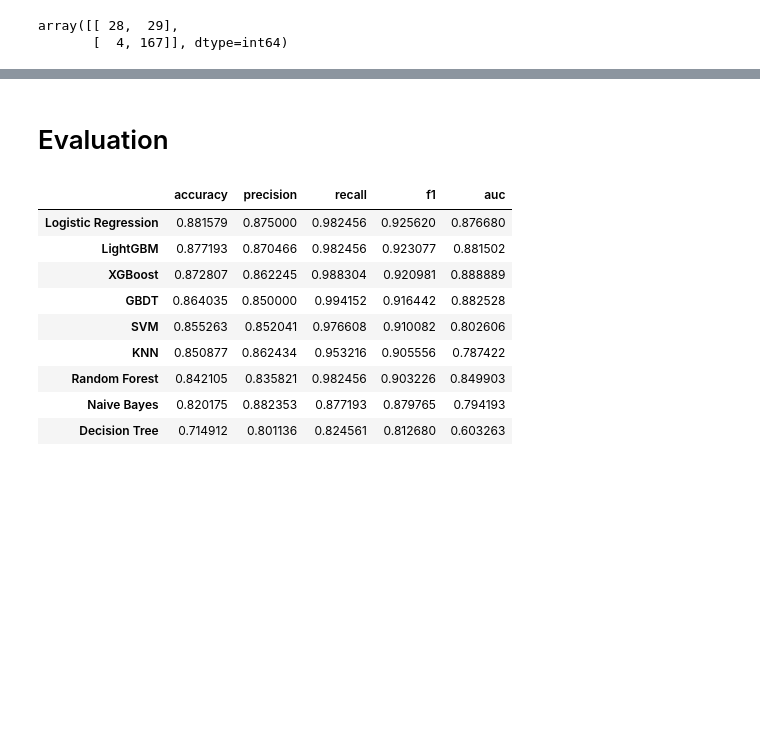
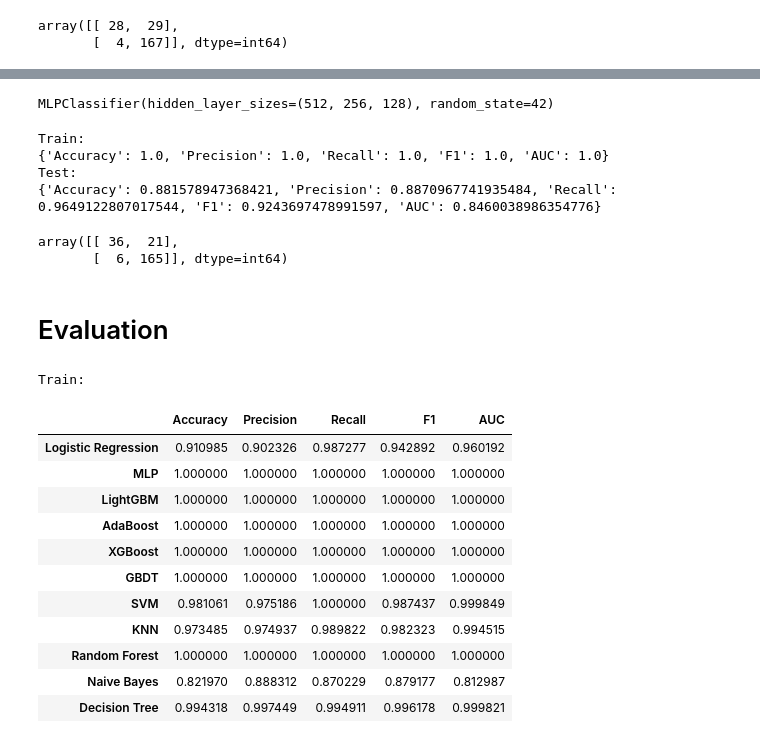
Before and after one commit to Durixas/Parkinson-s-Disease-Prediction-with-Voice-Data, a Jupyter notebook: parkinson.ipynb, the cells around one changed output, grey strips where cells are left out. Drawn from its saved outputs; the diff is of its cells as text; code cells hidden in the pictures; blank space fills up the shorter version.

```diff
--- a/parkinson.ipynb
+++ b/parkinson.ipynb
@@ -577,0 +558,3 @@ array([[ 28,  29],
+# %%
+df_train_result = pd.concat([df_train_result, pd.DataFrame(res_ada_train, index=['AdaBoost'])], axis=0)
+df_test_result = pd.concat([df_test_result, pd.DataFrame(res_ada_test, index=['AdaBoost'])], axis=0)
@@ -578,15 +568,41 @@ array([[ 28,  29],
+# %%
+mlp_model = MLPClassifier(random_state=42, hidden_layer_sizes=(512,256,128), learning_rate_init=0.001)
+mlp_model.fit(X_train, y_train)
+# %% [output]
+MLPClassifier(hidden_layer_sizes=(512, 256, 128), random_state=42)
+# %%
+res_mlp_train, res_mlp_test = get_results(mlp_model)
+# %% [output]
+Train:
+{'Accuracy': 1.0, 'Precision': 1.0, 'Recall': 1.0, 'F1': 1.0, 'AUC': 1.0}
+Test:
+{'Accuracy': 0.881578947368421, 'Precision': 0.8870967741935484, 'Recall': 0.9649122807017544, 'F1': 0.9243697478991597, 'AUC': 0.8460038986354776}
+# %%
+df_train_result = pd.concat([df_train_result, pd.DataFrame(res_mlp_train, index=['MLP'])], axis=0)
+df_test_result = pd.concat([df_test_result, pd.DataFrame(res_mlp_test, index=['MLP'])], axis=0)
+# %%
+get_coma(mlp_model)
+# %% [output]
+array([[ 36,  21],
+       [  6, 165]], dtype=int64)
 # %% [markdown]
 # Evaluation
 # %%
-df_test_result.sort_values(by='accuracy', ascending=False)
+df_test_result_sorted = df_test_result.sort_values(by='Accuracy', ascending=False)
+df_train_result_reordered = df_train_result.reindex(df_test_result_sorted.index)
+print('Train:')
+df_train_result_reordered
 # %% [output]
+Train:
-|  | accuracy | precision | recall | f1 | auc |
-| Logistic Regression | 0.881579 | 0.875000 | 0.982456 | 0.925620 | 0.876680 |
-| LightGBM | 0.877193 | 0.870466 | 0.982456 | 0.923077 | 0.881502 |
-| XGBoost | 0.872807 | 0.862245 | 0.988304 | 0.920981 | 0.888889 |
-| GBDT | 0.864035 | 0.850000 | 0.994152 | 0.916442 | 0.882528 |
-| SVM | 0.855263 | 0.852041 | 0.976608 | 0.910082 | 0.802606 |
-| KNN | 0.850877 | 0.862434 | 0.953216 | 0.905556 | 0.787422 |
-| Random Forest | 0.842105 | 0.835821 | 0.982456 | 0.903226 | 0.849903 |
-| Naive Bayes | 0.820175 | 0.882353 | 0.877193 | 0.879765 | 0.794193 |
-| Decision Tree | 0.714912 | 0.801136 | 0.824561 | 0.812680 | 0.603263 |
+|  | Accuracy | Precision | Recall | F1 | AUC |
+| Logistic Regression | 0.910985 | 0.902326 | 0.987277 | 0.942892 | 0.960192 |
+| MLP | 1.000000 | 1.000000 | 1.000000 | 1.000000 | 1.000000 |
+| LightGBM | 1.000000 | 1.000000 | 1.000000 | 1.000000 | 1.000000 |
+| AdaBoost | 1.000000 | 1.000000 | 1.000000 | 1.000000 | 1.000000 |
+| XGBoost | 1.000000 | 1.000000 | 1.000000 | 1.000000 | 1.000000 |
+| GBDT | 1.000000 | 1.000000 | 1.000000 | 1.000000 | 1.000000 |
+| SVM | 0.981061 | 0.975186 | 1.000000 | 0.987437 | 0.999849 |
+| KNN | 0.973485 | 0.974937 | 0.989822 | 0.982323 | 0.994515 |
+| Random Forest | 1.000000 | 1.000000 | 1.000000 | 1.000000 | 1.000000 |
+| Naive Bayes | 0.821970 | 0.888312 | 0.870229 | 0.879177 | 0.812987 |
+| Decision Tree | 0.994318 | 0.997449 | 0.994911 | 0.996178 | 0.999821 |
```
Also changed, not shown: parts of 33 cells of this notebook.
